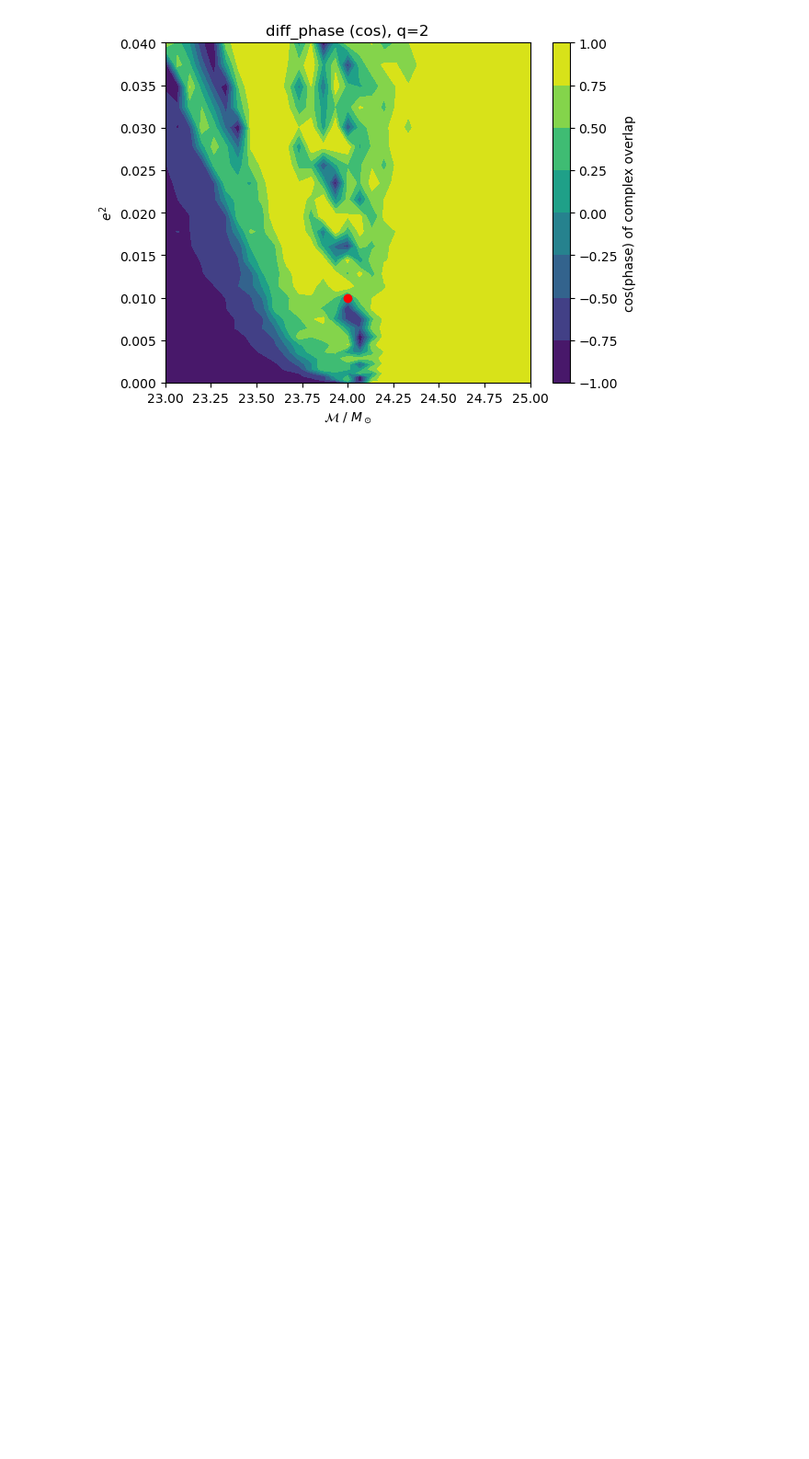
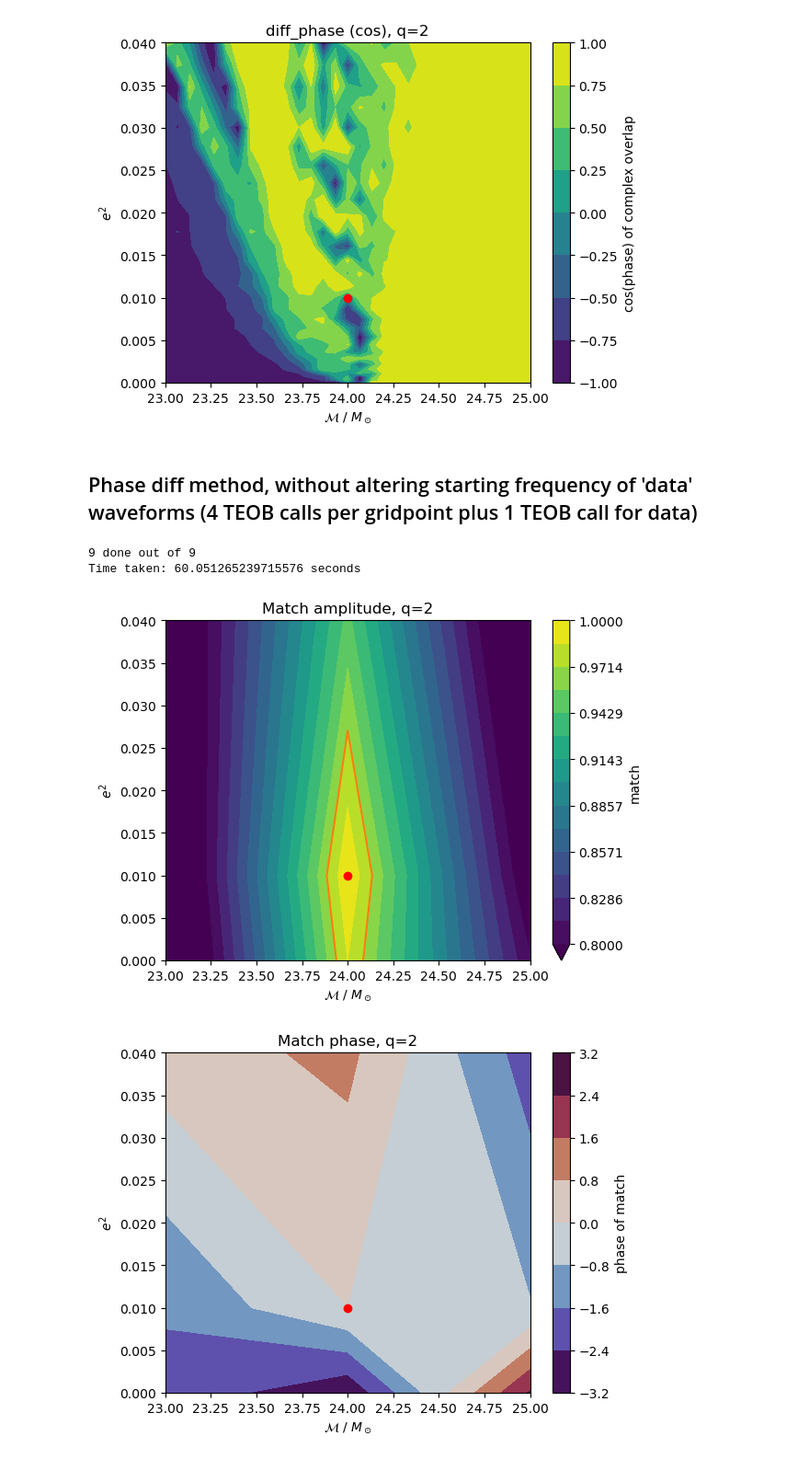
Before and after one commit to BenGPatterson/EccentricBinaries, a Jupyter notebook: notebooks/e_sqrd_chirp_plots.ipynb, the cells around one changed output. Shown at 92% size. Drawn from its saved outputs; the diff is of its cells as text; code cells hidden in the pictures; blank space fills up the shorter version.

Commit message:
match_true_anomaly() uses phase diff method but without altering starting frequency of 'data' waveforms

```diff
--- a/notebooks/e_sqrd_chirp_plots.ipynb
+++ b/notebooks/e_sqrd_chirp_plots.ipynb
@@ -121,3 +121,36 @@ def ecc_chirp_plot(e_vals, chirp_vals, fiducials, matches, vmins=[0.7,0.7,0.7,0.
         plt.ylabel('$e^2$')
         plt.title(f'{key} (cos), q={fiducials[2]}')
         plt.show()
+# %%
+# Calculates matches to a fiducial waveform over a grid of eccentricity against chirp mass
+def ecc_chirp_match_ta(e_vals, chirp_vals, fiducials, f_low, approximant='TEOBResumS'):
+
+    # Setup match dict and calculate conversion from chirp to total mass
+    matches = {'match_amp':[], 'match_phase':[]}
+    q_factor = (fiducials[2]/(1+fiducials[2])**2)**(-3/5)
+
+    # Progress bar setup
+    progress = 0
+    gridsize = len(e_vals)*len(chirp_vals)
+
+    # Loop over eccentricity values
+    for e in e_vals:
+        matches['match_amp'].append([])
+        matches['match_phase'].append([])
+
+        # Loop over chirp mass values
+        for chirp in chirp_vals:
+
+            # Calculate h1, h2 matches
+            s = gen_wf(f_low, e, q_factor*chirp, fiducials[2], sample_rate, approximant=approximant)
+            match_cplx = match_true_anomaly(s, f_low, fiducials[0], q_factor*fiducials[1], fiducials[2], sample_rate, approximant)
+
+            # Save matches
+            matches['match_amp'][-1].append(abs(match_cplx))
+            matches['match_phase'][-1].append(np.angle(match_cplx))
+
+            # Progress bar
+            progress += 1
+            print('\r' + f'{progress} done out of {gridsize}', end='')
+
+    return matches
@@ -198,3 +275,20 @@ ecc_chirp_plot(e_vals_2, chirp_vals_2, [0.1, 24, 2], dataslot_2, vmins=[0.8,0,0.
 [figure]
 [figure]
 [figure]
+# %% [markdown]
+## Phase diff method, without altering starting frequency of 'data' waveforms (4 TEOB calls per gridpoint plus 1 TEOB call for data)
+# %%
+e_vals_3 = np.linspace(0, 0.2, 31)
+chirp_vals_3 = np.linspace(23, 25, 31)
+start = time.time()
+dataslot_3 = ecc_chirp_match_ta(e_vals_3, chirp_vals_3, [0.1, 24, 2], 10)
+end = time.time()
+print(f'\nTime taken: {end-start} seconds')
+# %% [output]
+9 done out of 9
+Time taken: 60.051265239715576 seconds
+# %%
+ecc_chirp_plot_ta(e_vals_3, chirp_vals_3, [0.1, 24, 2], dataslot_3, vmin=0.8, vmax=1)
+# %% [output]
+[figure, added]
+[figure, added]
```
Also changed, not shown: parts of 3 cells of this notebook, 3 other files.
